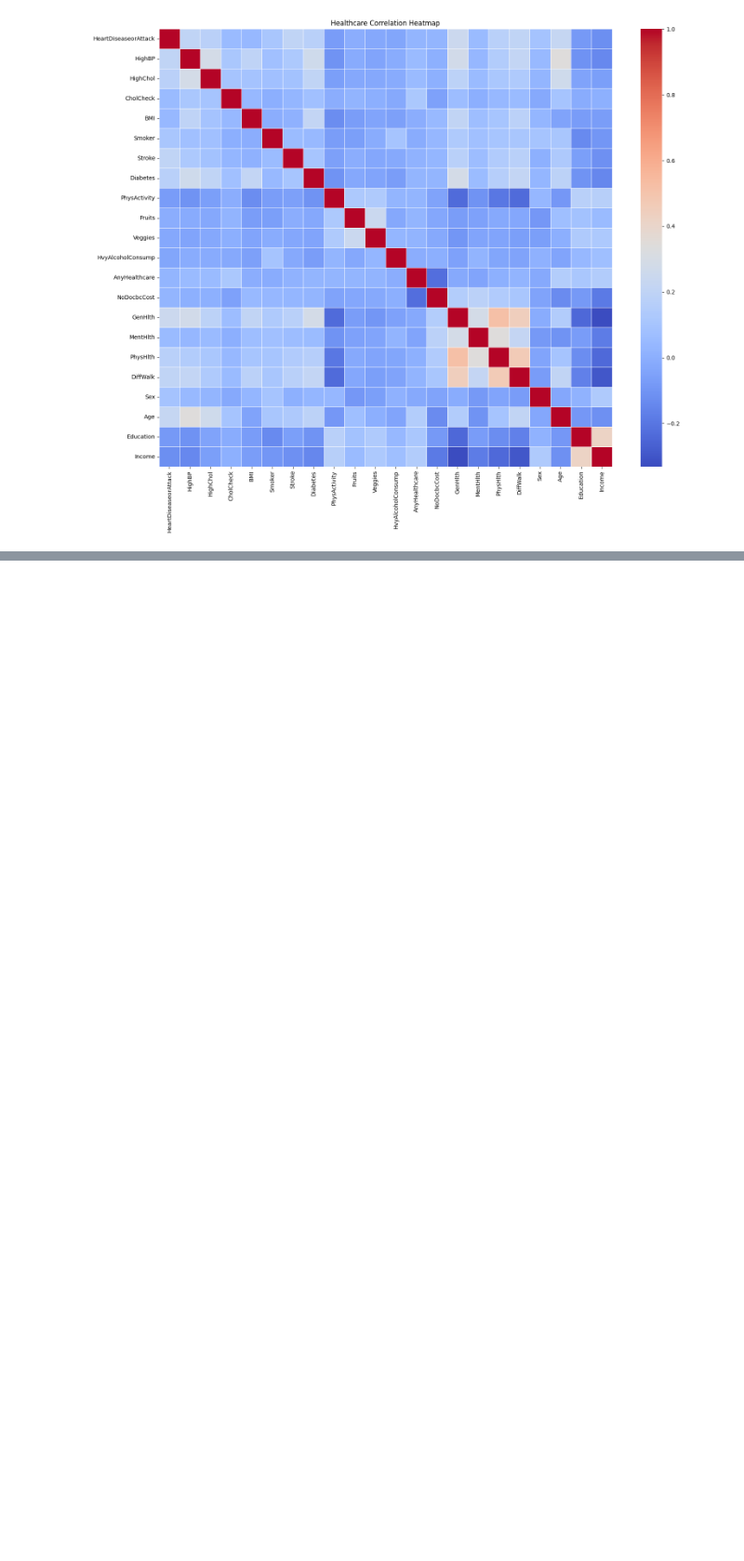
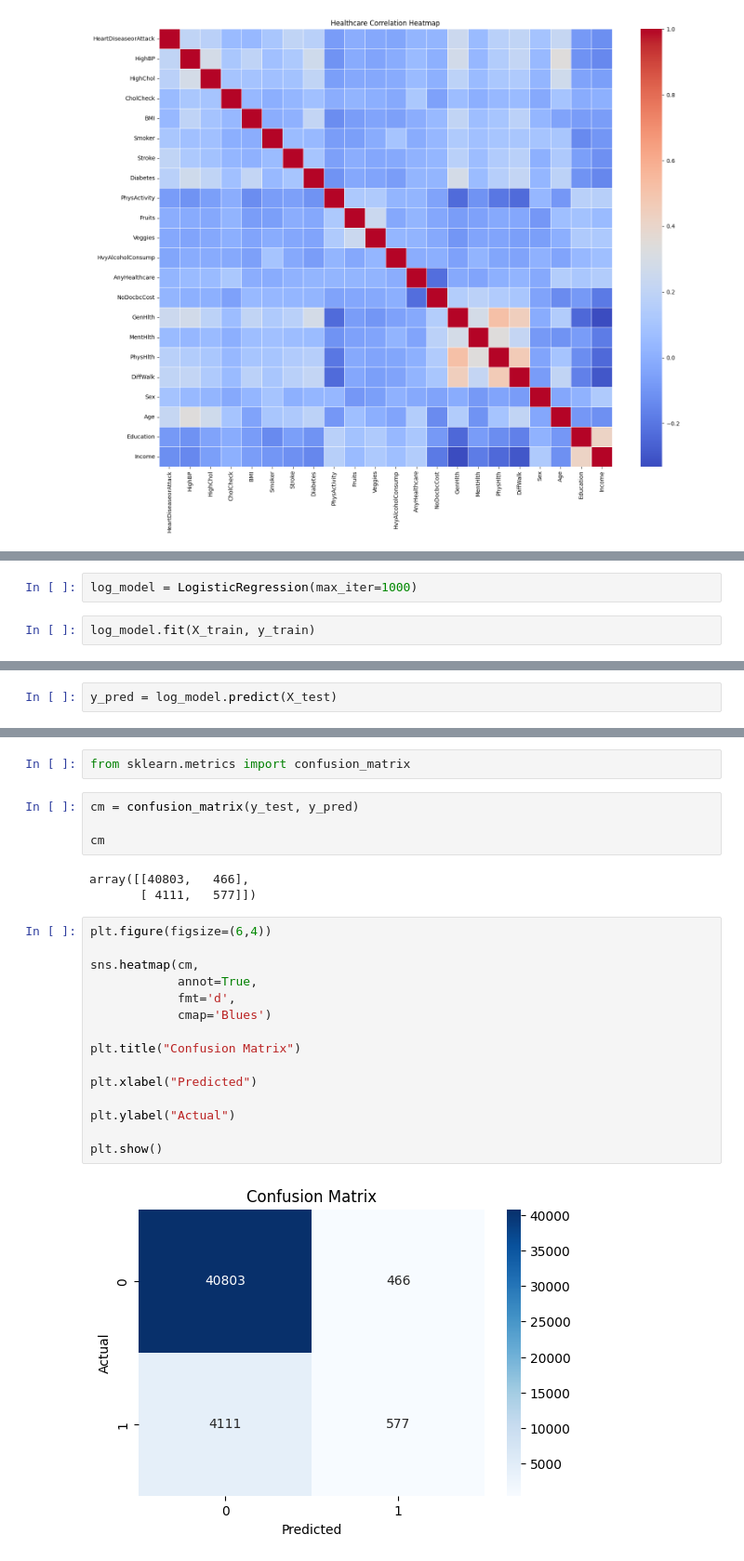
Before and after one commit to lakshmikanth72/Healthcare-Risk-Prediction-Analytics, a Jupyter notebook: healthcare_eda.ipynb, the cells around one changed output, grey strips where cells are left out. Shown at 93% size. Saved outputs shown, nothing was run; the diff lists cells and outputs as text; blank space fills up the shorter version.

Commit message:
Add files via upload
WEEK 1, DAY 3 :
model: built logistic regression model and evaluated healthcare prediction metrics.

```diff
--- a/healthcare_eda.ipynb
+++ b/healthcare_eda.ipynb
@@ -190,0 +225,4 @@ plt.show()
+# %%
+log_model = LogisticRegression(max_iter=1000)
+# %%
+log_model.fit(X_train, y_train)
@@ -190,0 +231,2 @@ plt.show()
+# %%
+y_pred = log_model.predict(X_test)
@@ -190,0 +252,26 @@ plt.show()
+# %%
+from sklearn.metrics import confusion_matrix
+# %%
+cm = confusion_matrix(y_test, y_pred)
+
+cm
+# %% [output]
+array([[40803,   466],
+       [ 4111,   577]])
+# %%
+plt.figure(figsize=(6,4))
+
+sns.heatmap(cm,
+            annot=True,
+            fmt='d',
+            cmap='Blues')
+
+plt.title("Confusion Matrix")
+
+plt.xlabel("Predicted")
+
+plt.ylabel("Actual")
+
+plt.show()
+# %% [output]
+[figure, added]
```
Also changed, not shown: parts of 16 cells of this notebook.
